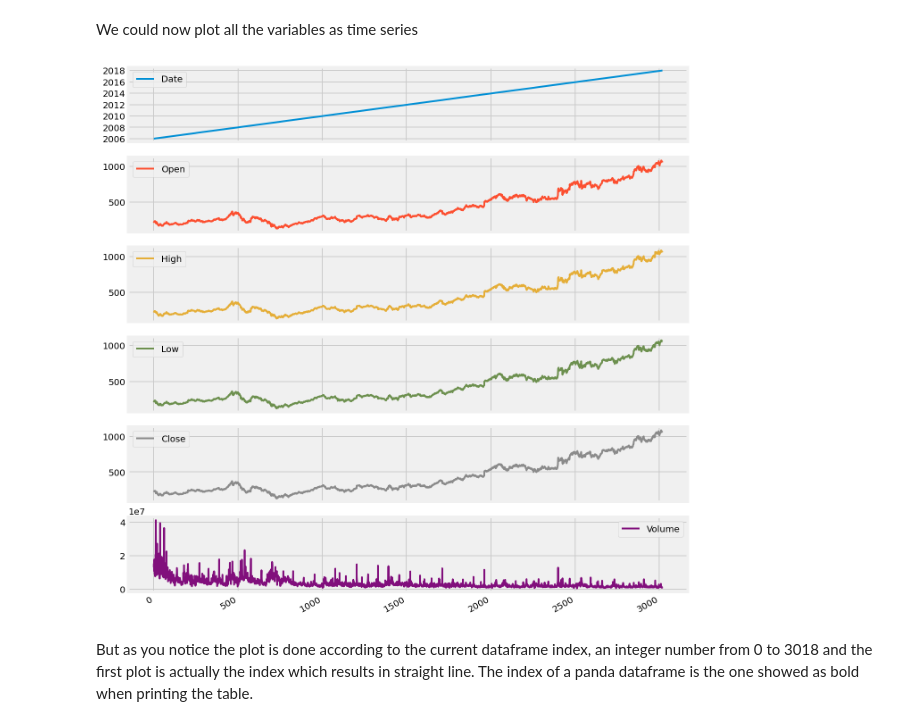
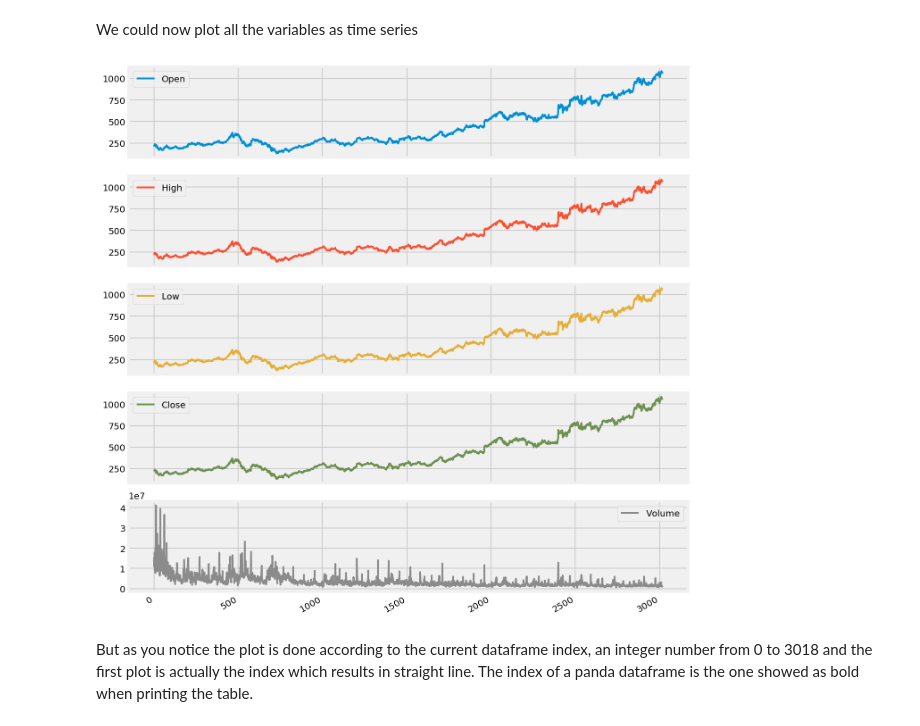
Before and after one commit to SpanoChristian/DataMiningAlgorithms, a Jupyter notebook: Data Series/DataSeries-Part1-Basics.ipynb, the cells around one changed output. Saved outputs shown, nothing was run; the diff lists cells and outputs as text; code cells hidden in the pictures.

```diff
--- a/Data Series/DataSeries-Part1-Basics.ipynb
+++ b/Data Series/DataSeries-Part1-Basics.ipynb
@@ -181,7 +202,7 @@ Most of the analysis of time series has to deal with date and time information.
 # %% [markdown]
 Let's load Google stock data from 2006 until 2018. We can simply load the data as a table as we did before
 # %%
-google = pd.read_csv('stocks/GOOGL_2006-01-01_to_2018-01-01.csv')
+google = pd.read_csv('stocks/GOOGL_2006-01-01_to_2018-01-01.csv', parse_dates=['Date'])
 google.head()
 # %% [output]
 |  | Date | Open | High | Low | Close | Volume | Name |
@@ -235,6 +256,3 @@ dtypes: float64(4), int64(1), object(2)
 memory usage: 165.2+ KB
 # %% [markdown]
 Note that the Date attribute at the moment is just a string (type *object*). We want to use it as a time indicator so we transform the attribute 'Date' into an information about time by calling the function *to_datetime*.
-# %%
-google.Date = pd.to_datetime(google.Date)
-google.info()
@@ -256,9 +259,9 @@ memory usage: 165.2+ KB
 # %% [markdown]
 We could now plot all the variables as time series
 # %%
-google.plot(subplots=True, figsize=(10,12));
+google.loc[:, google.columns!='Date'].plot(subplots=True, figsize=(10,12));
 # %% [output]
-[figure, old version]
+[figure, new version]
 # %% [markdown]
 But as you notice the plot is done according to the current dataframe index, an integer number from 0 to 3018 and the first plot is actually the index which results in straight line. The index of a panda dataframe is the one showed as bold when printing the table.
 # %%
```
Also changed, not shown: parts of 15 cells of this notebook, 11 other files.
